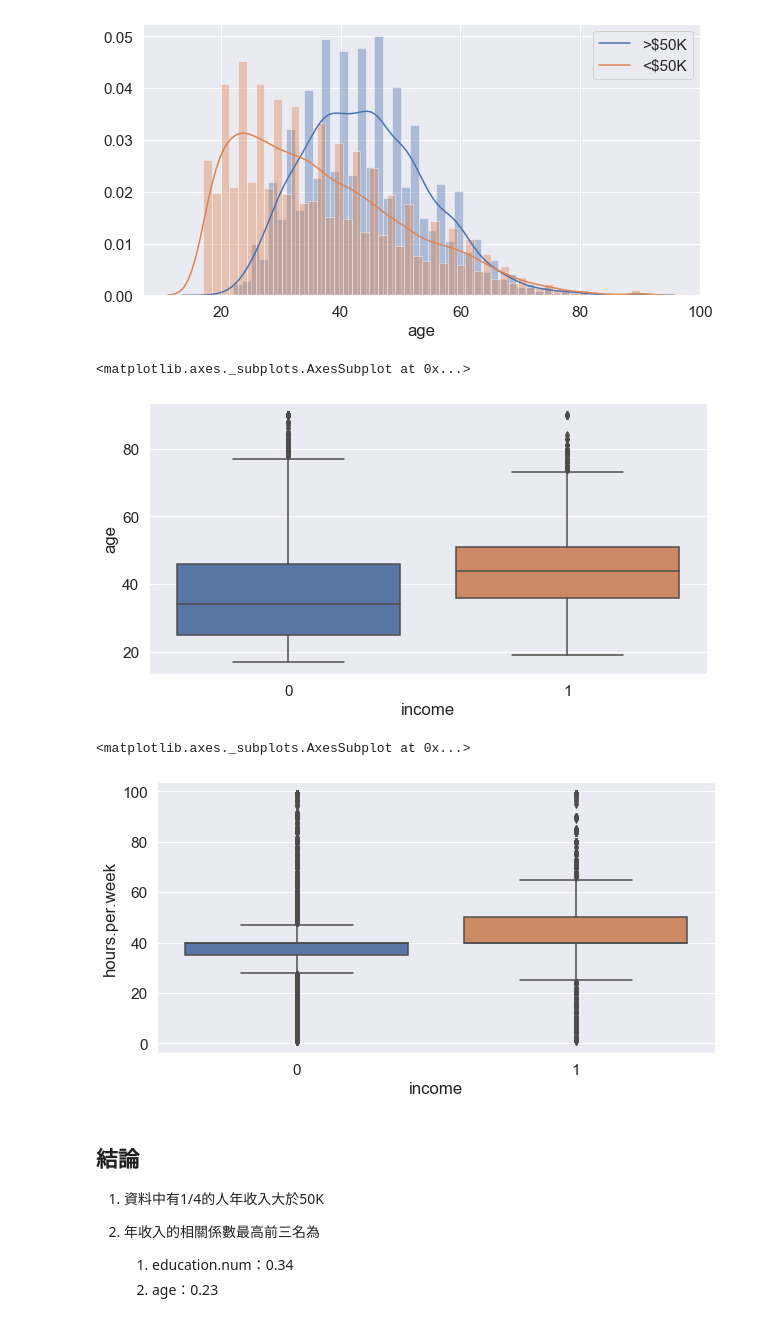
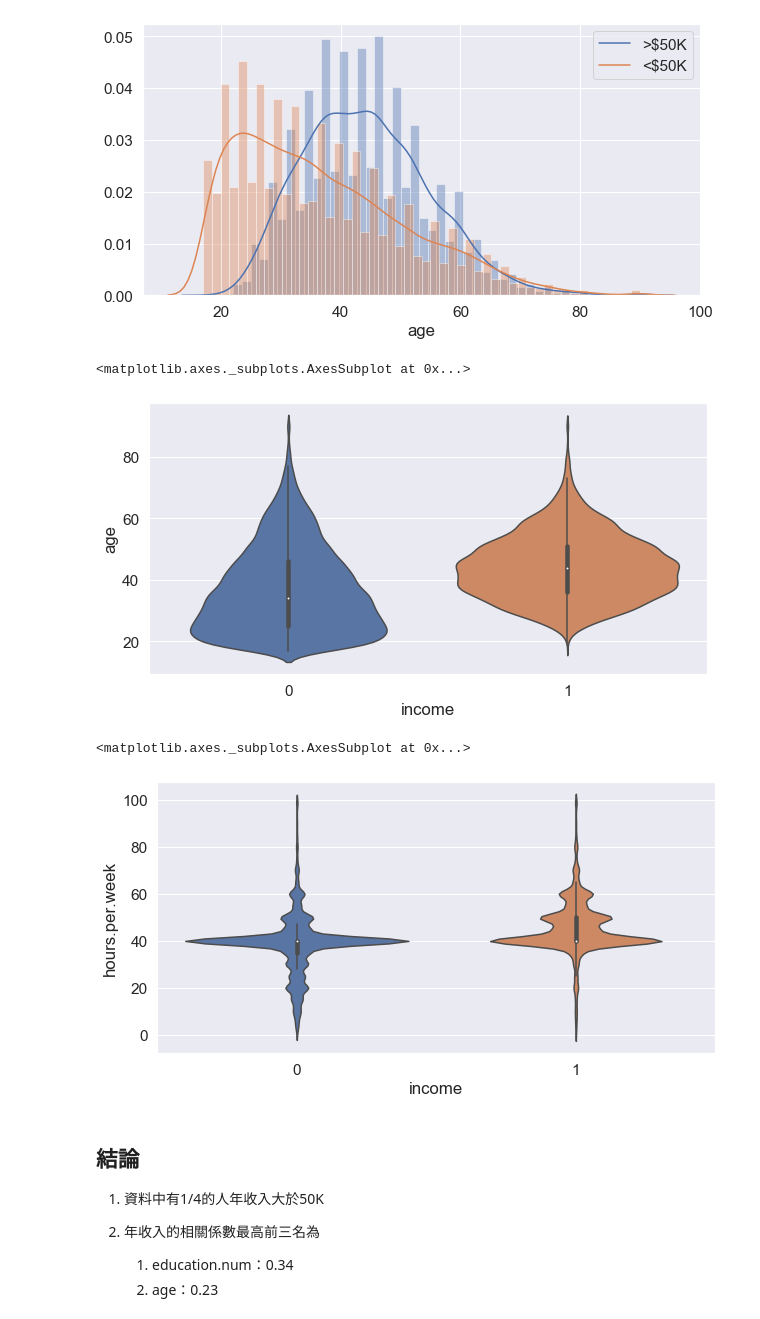
Before and after one commit to 08370011/2019_Data_Mining, a Jupyter notebook: HW1_Decision_Tree/Notebook/Adult.ipynb, the cells around one changed output. Saved outputs shown, nothing was run; the diff lists cells and outputs as text; code cells hidden in the pictures.

```diff
--- a/HW1_Decision_Tree/Notebook/Adult.ipynb
+++ b/HW1_Decision_Tree/Notebook/Adult.ipynb
@@ -346,16 +346,16 @@ sns.distplot(dataset.loc[dataset['income'] == 0]['age'], kde_kws={"label": "<$50
 [figure]
 # %%
 plt.figure(figsize=(10,5))
-sns.boxplot(y='age',x='income',data=dataset)
+sns.violinplot(y='age',x='income',data=dataset)
 # %% [output]
 <matplotlib.axes._subplots.AxesSubplot at 0x...>
-[figure, old version]
+[figure, new version]
 # %%
 plt.figure(figsize=(10,5))
-sns.boxplot(y='hours.per.week',x='income',data=dataset)
+sns.violinplot(y='hours.per.week',x='income',data=dataset)
 # %% [output]
 <matplotlib.axes._subplots.AxesSubplot at 0x...>
-[figure, old version]
+[figure, new version]
 # %% [markdown]
 ## 結論
 1. 資料中有1/4的人年收入大於50K
```
Also changed, not shown: parts of 13 cells of this notebook.
